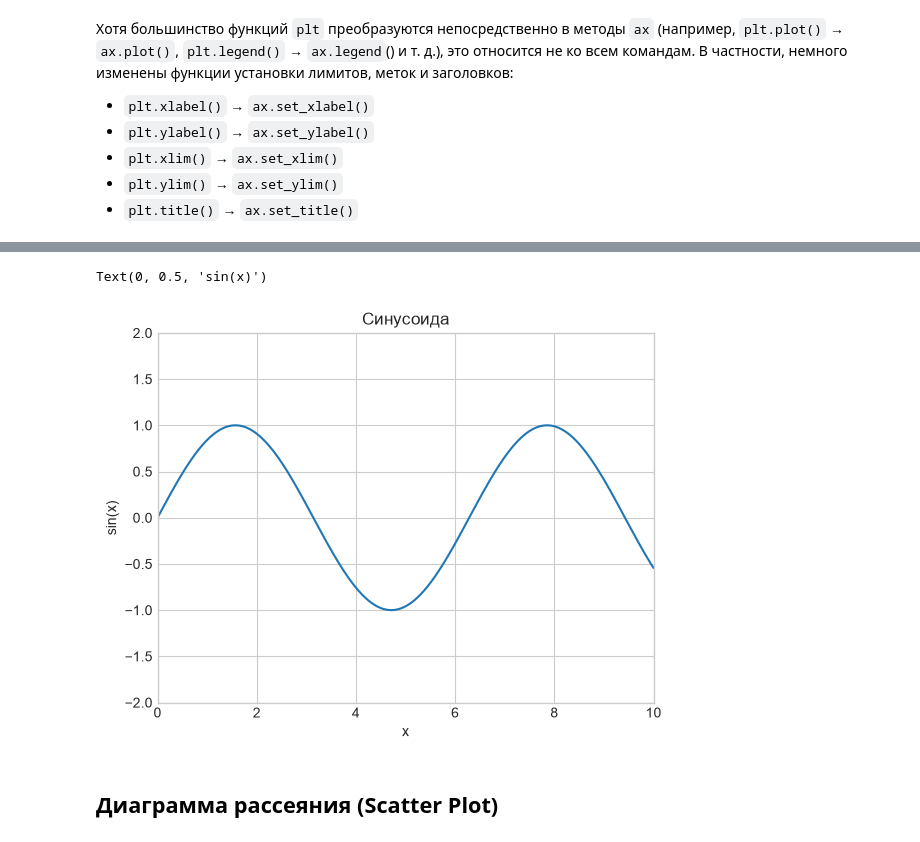
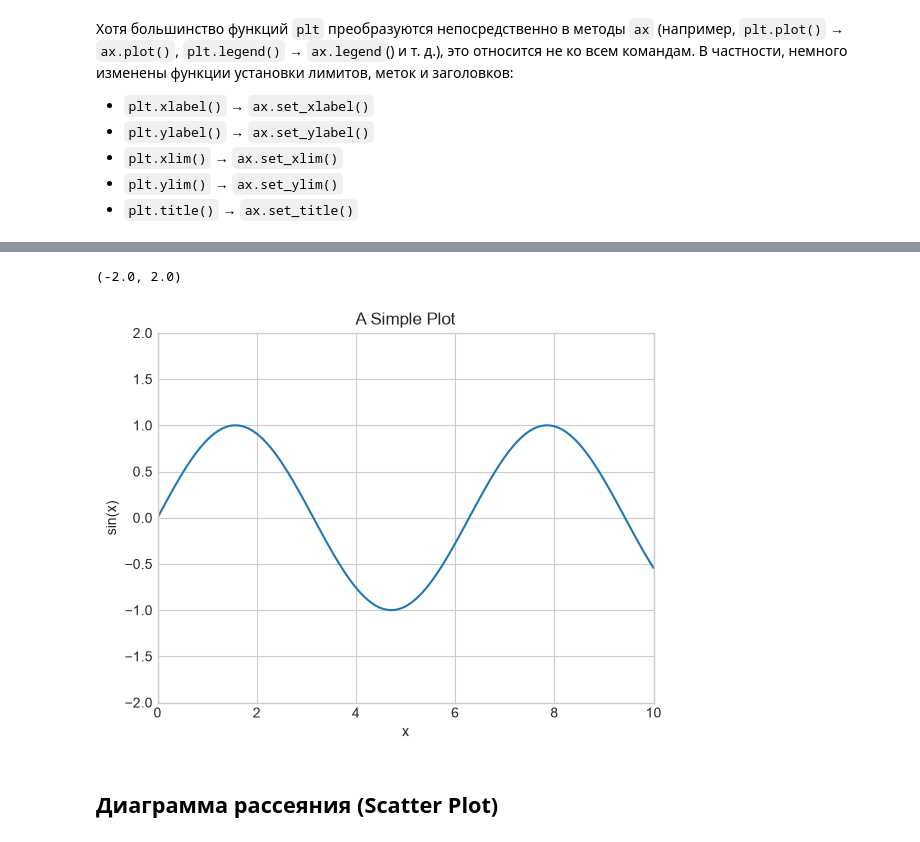
Before and after one commit to K0TOFEY/ML_lessons, a Jupyter notebook: pz_3_visual.ipynb, the cells around one changed output, grey strips where cells are left out. Saved outputs shown, nothing was run; the diff lists cells and outputs as text; code cells hidden in the pictures.

```diff
--- a/pz_3_visual.ipynb
+++ b/pz_3_visual.ipynb
@@ -322,17 +322,18 @@ plt.legend();
 # %%
 # место для вашего кода
 fig, ax = plt.subplots(1)
 x = np.linspace(0, 10, 1000)
 
 ax.plot(x, np.sin(x))
 ax.axis([0, 10, -2, 2])
-ax.set_title('Синусоида')
+ax.set_title('A Simple Plot')
 ax.set_xlabel('x')
 ax.set_ylabel('sin(x)')
+ax.set_xlim()
 ax.set_ylim()
 # %% [output]
-Text(0, 0.5, 'sin(x)')
+(-2.0, 2.0)
-[figure, old version]
+[figure, new version]
 # %% [markdown]
 ## Диаграмма рассеяния (Scatter Plot)
 # %% [markdown]
```
Also changed, not shown: parts of 2 cells of this notebook, 2 other files.
